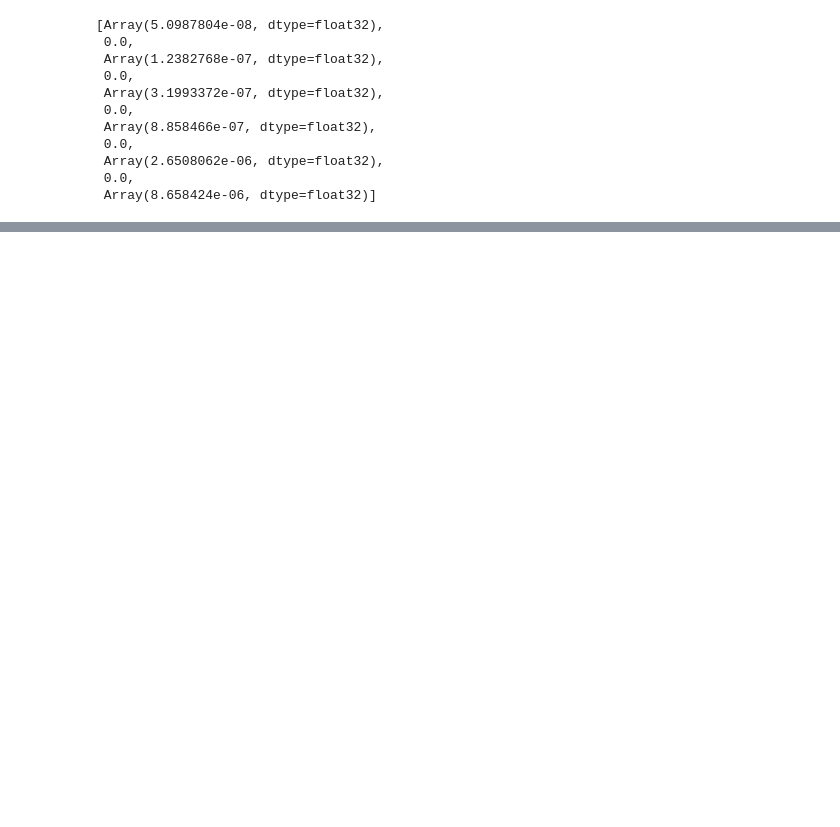
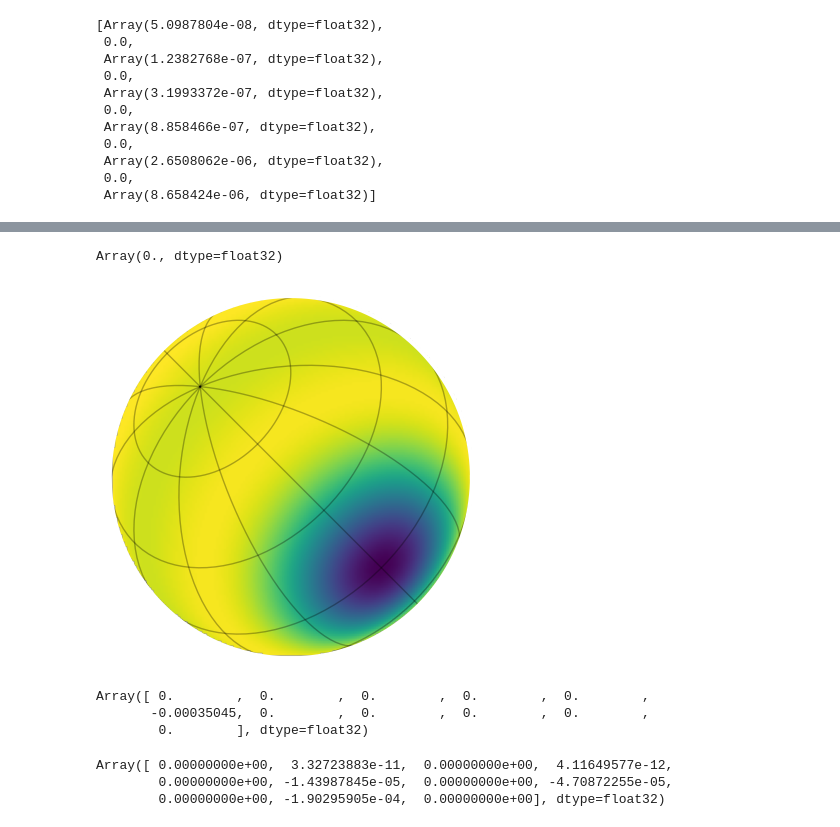
Before and after one commit to farr/StarryStarryProcessJaxoplanet, a Jupyter notebook: integrals.ipynb, the cells around one changed output, grey strips where cells are left out. Drawn from its saved outputs; the diff is of its cells as text; code cells hidden in the pictures; blank space fills up the shorter version.

```diff
--- a/integrals.ipynb
+++ b/integrals.ipynb
@@ -98,0 +112,9 @@ Array(54.784737, dtype=float32, weak_type=True)
+# %%
+er[l,-l]
+# %% [output]
+Array(0., dtype=float32)
+# %%
+spot_surface = Surface(y=er, inc=jnp.pi/4, obl = jnp.pi/4)
+show_surface(spot_surface)
+# %% [output]
+[figure, added]
@@ -98,0 +153,6 @@ Array(54.784737, dtype=float32, weak_type=True)
+# %%
+er_array
+# %% [output]
+Array([ 0.        ,  0.        ,  0.        ,  0.        ,  0.        ,
+       -0.00035045,  0.        ,  0.        ,  0.        ,  0.        ,
+        0.        ], dtype=float32)
@@ -98,0 +163,6 @@ Array(54.784737, dtype=float32, weak_type=True)
+# %%
+jnp.real(jnp.conj(U(l).T) @ p_array)
+# %% [output]
+Array([ 0.00000000e+00,  3.32723883e-11,  0.00000000e+00,  4.11649577e-12,
+        0.00000000e+00, -1.43987845e-05,  0.00000000e+00, -4.70872255e-05,
+        0.00000000e+00, -1.90295905e-04,  0.00000000e+00], dtype=float32)
```
Also changed, not shown: parts of 56 cells of this notebook.
